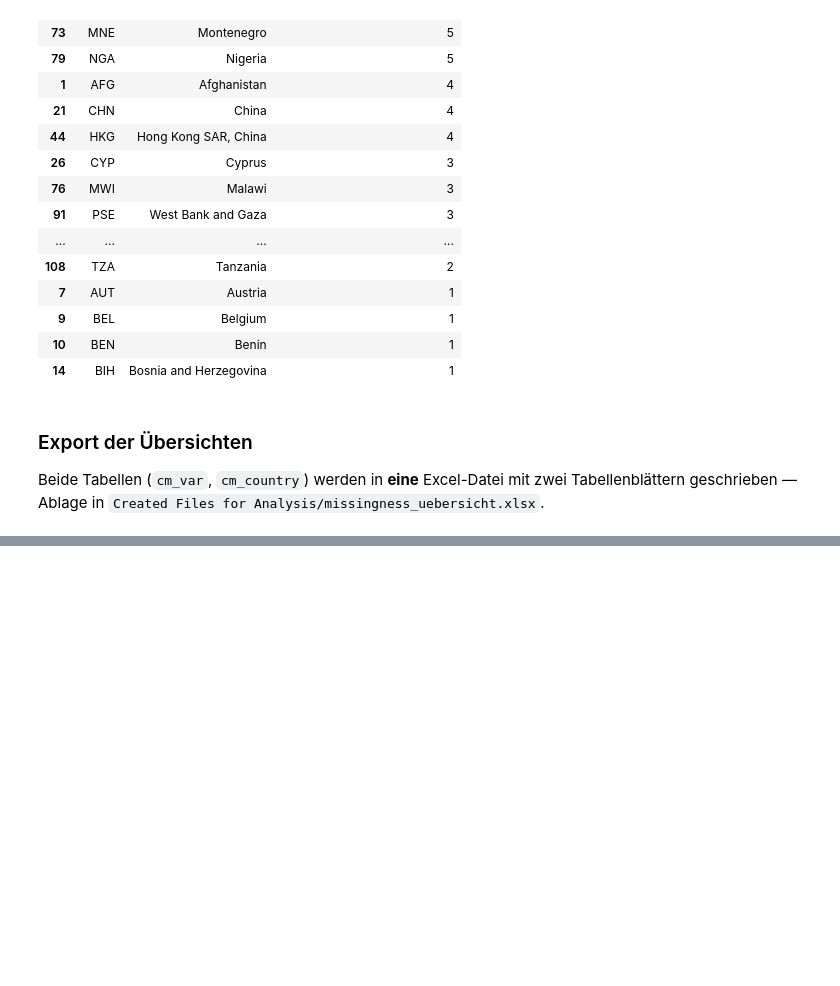
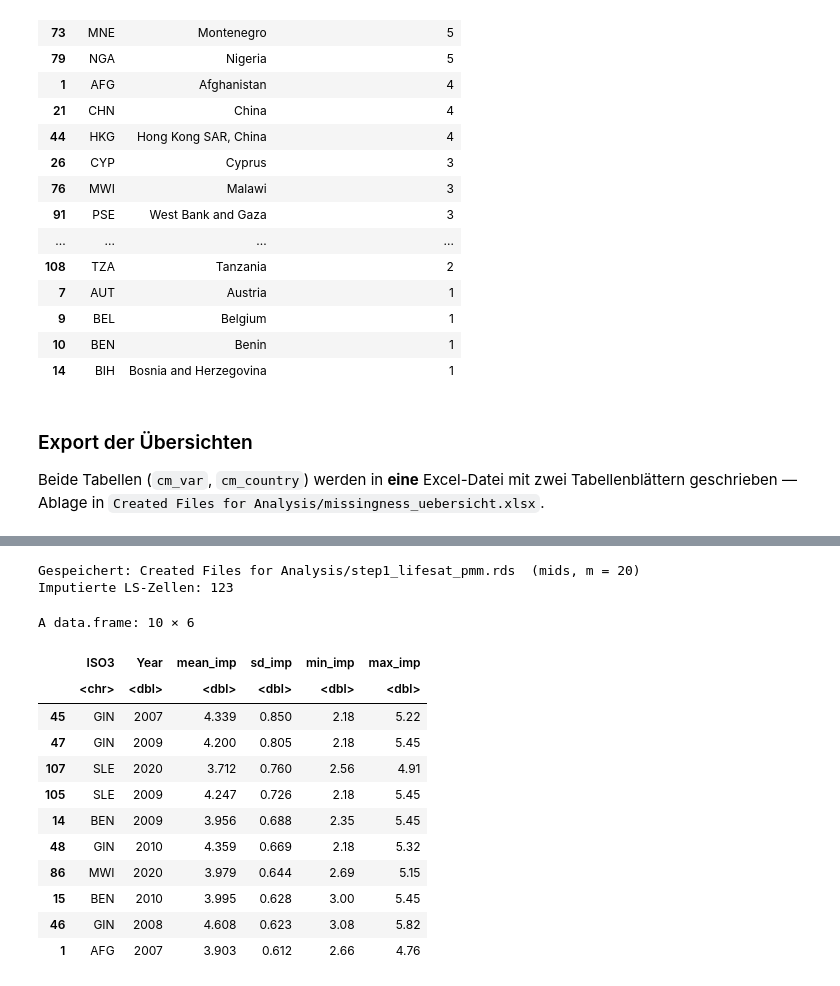
Before and after one commit to MaierMax/Explaining-Well-Being, a Jupyter notebook: code/04_database_cleaning.ipynb, the cells around one changed output, grey strips where cells are left out. Cells and saved outputs as stored; diff of their text form; code cells hidden in the pictures; blank space fills up the shorter version.

Commit message:
data cleaning

```diff
--- a/code/04_database_cleaning.ipynb
+++ b/code/04_database_cleaning.ipynb
@@ -204,0 +312,38 @@ cat(sprintf("  Blatt 2 'Komplett_fehlend_je_Land'    : %d Zeilen x %d Spalten\n"
+# %%
+# ── Schritt 1 sichern: mids-Objekt + Transparenztabelle der Imputationen ──
+miss_idx <- which(is.na(df$Happiness_Score))
+pooled   <- sapply(seq_len(imp_ls$m),
+                   function(k) mice::complete(imp_ls, k)$Happiness_Score[miss_idx])
+ls_imputed <- data.frame(
+  ISO3     = df$ISO3[miss_idx],
+  Year     = df$Year[miss_idx],
+  mean_imp = round(rowMeans(pooled), 3),    # Pool-Mittel über m
+  sd_imp   = round(apply(pooled, 1, sd), 3),
+  min_imp  = round(apply(pooled, 1, min), 2),
+  max_imp  = round(apply(pooled, 1, max), 2),
+  row.names = NULL
+)
+
+# mids-Objekt für Schritt 2 / Integration sichern
+saveRDS(imp_ls, file.path("Created Files for Analysis", "step1_lifesat_pmm.rds"))
+cat("Gespeichert: Created Files for Analysis/step1_lifesat_pmm.rds  (mids, m = 20)\n")
+cat(sprintf("Imputierte LS-Zellen: %d\n", nrow(ls_imputed)))
+
+# Zellen mit größter Imputationsunsicherheit zuerst
+ls_imputed[order(-ls_imputed$sd_imp), ][1:10, ]
+# %% [output]
+Gespeichert: Created Files for Analysis/step1_lifesat_pmm.rds  (mids, m = 20)
+Imputierte LS-Zellen: 123
+A data.frame: 10 × 6
+|  | ISO3 | Year | mean_imp | sd_imp | min_imp | max_imp |
+|  | <chr> | <dbl> | <dbl> | <dbl> | <dbl> | <dbl> |
+| 45 | GIN | 2007 | 4.339 | 0.850 | 2.18 | 5.22 |
+| 47 | GIN | 2009 | 4.200 | 0.805 | 2.18 | 5.45 |
+| 107 | SLE | 2020 | 3.712 | 0.760 | 2.56 | 4.91 |
+| 105 | SLE | 2009 | 4.247 | 0.726 | 2.18 | 5.45 |
+| 14 | BEN | 2009 | 3.956 | 0.688 | 2.35 | 5.45 |
+| 48 | GIN | 2010 | 4.359 | 0.669 | 2.18 | 5.32 |
+| 86 | MWI | 2020 | 3.979 | 0.644 | 2.69 | 5.15 |
+| 15 | BEN | 2010 | 3.995 | 0.628 | 3.00 | 5.45 |
+| 46 | GIN | 2008 | 4.608 | 0.623 | 3.08 | 5.82 |
+| 1 | AFG | 2007 | 3.903 | 0.612 | 2.66 | 4.76 |
```
Also changed, not shown: parts of 19 cells of this notebook, 24 other files.
